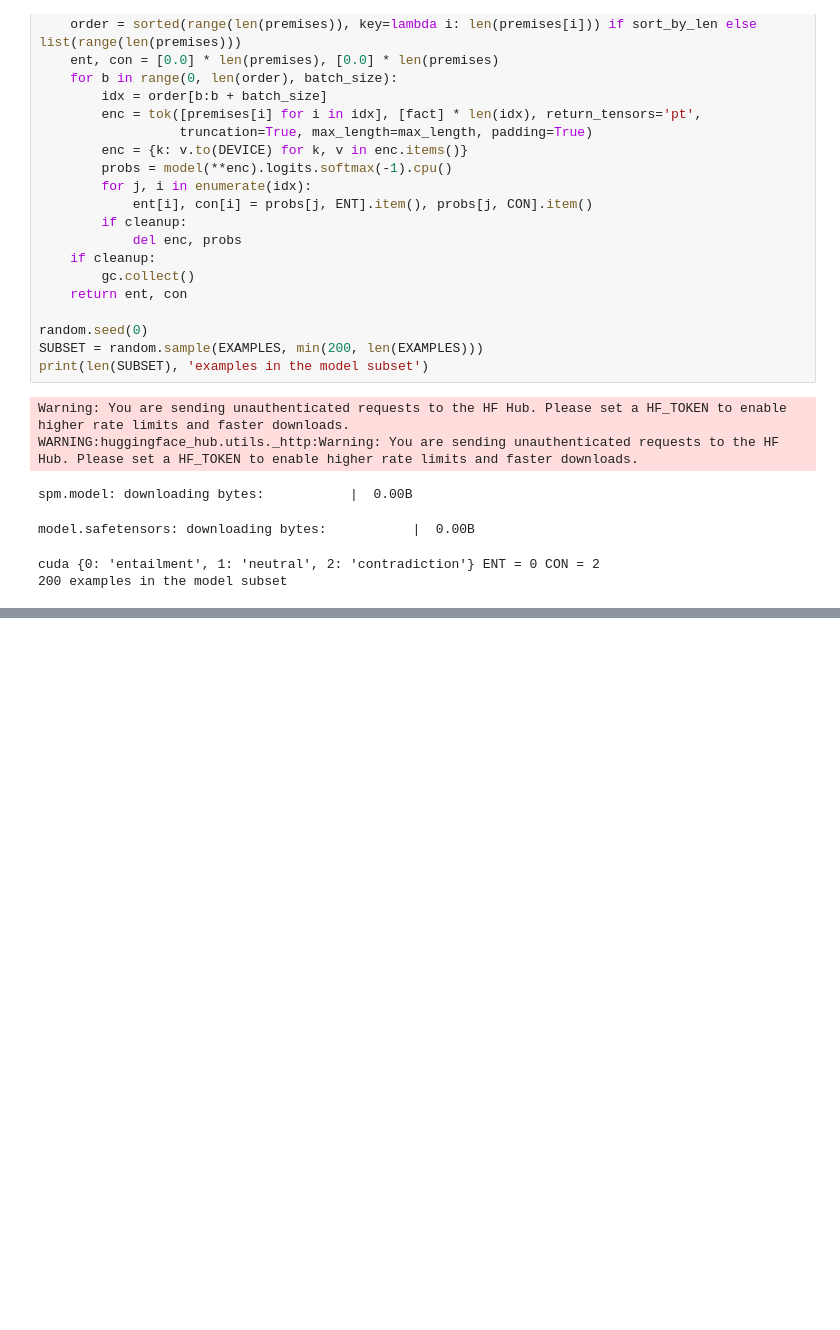
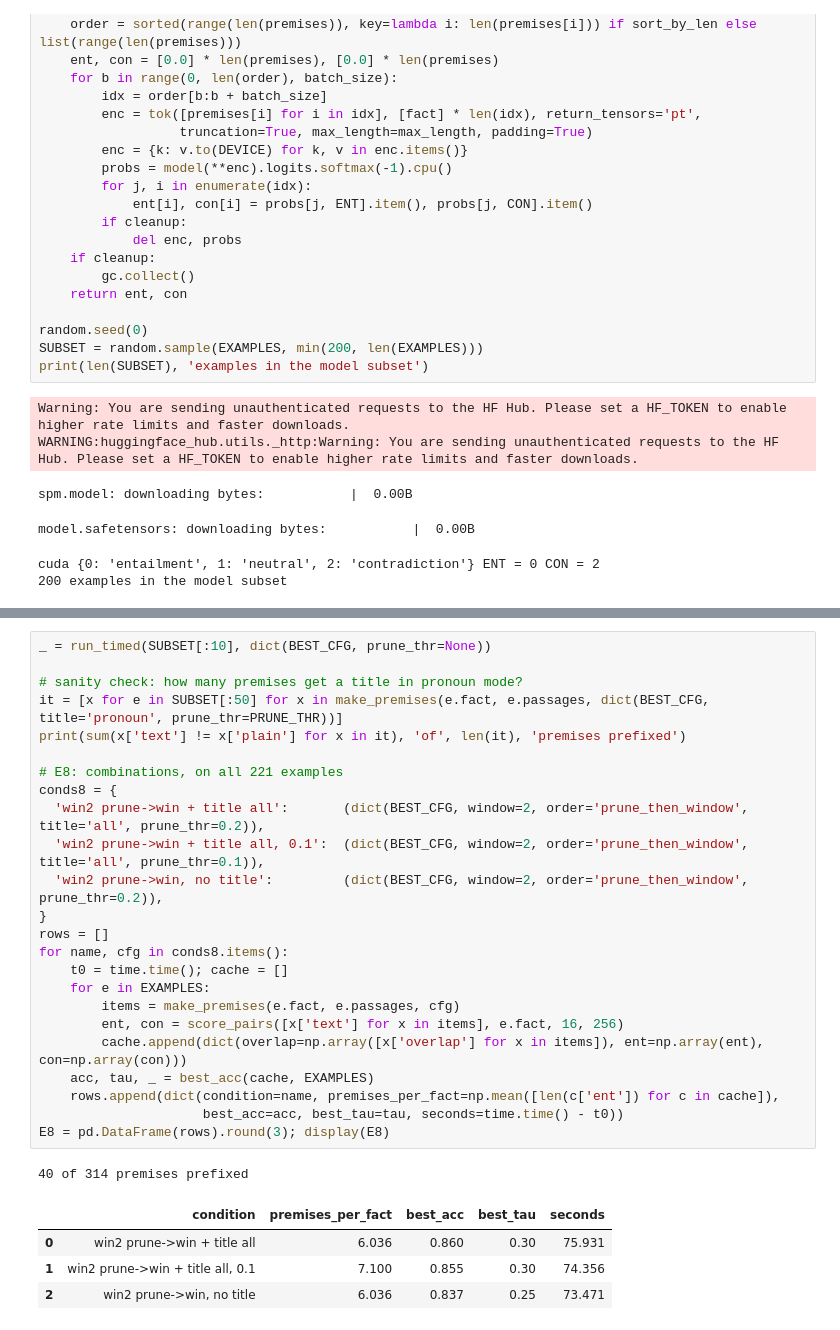
Before and after one commit to Savithmee/Deep-Learning-CW-, a Jupyter notebook: EntailmentPreprocessing.ipynb, the cells around one changed output, grey strips where cells are left out. Drawn from its saved outputs; the diff is of its cells as text; blank space fills up the shorter version.

```diff
--- a/EntailmentPreprocessing.ipynb
+++ b/EntailmentPreprocessing.ipynb
@@ -598,3 +629,33 @@ E67 = pd.DataFrame(rows).round(3); display(E67)
+# %%
+_ = run_timed(SUBSET[:10], dict(BEST_CFG, prune_thr=None))
+
+# sanity check: how many premises get a title in pronoun mode?
+it = [x for e in SUBSET[:50] for x in make_premises(e.fact, e.passages, dict(BEST_CFG, title='pronoun', prune_thr=PRUNE_THR))]
+print(sum(x['text'] != x['plain'] for x in it), 'of', len(it), 'premises prefixed')
+
+# E8: combinations, on all 221 examples
+conds8 = {
+  'win2 prune->win + title all':       (dict(BEST_CFG, window=2, order='prune_then_window', title='all', prune_thr=0.2)),
+  'win2 prune->win + title all, 0.1':  (dict(BEST_CFG, window=2, order='prune_then_window', title='all', prune_thr=0.1)),
+  'win2 prune->win, no title':         (dict(BEST_CFG, window=2, order='prune_then_window', prune_thr=0.2)),
+}
+rows = []
+for name, cfg in conds8.items():
+    t0 = time.time(); cache = []
+    for e in EXAMPLES:
+        items = make_premises(e.fact, e.passages, cfg)
+        ent, con = score_pairs([x['text'] for x in items], e.fact, 16, 256)
+        cache.append(dict(overlap=np.array([x['overlap'] for x in items]), ent=np.array(ent), con=np.array(con)))
+    acc, tau, _ = best_acc(cache, EXAMPLES)
+    rows.append(dict(condition=name, premises_per_fact=np.mean([len(c['ent']) for c in cache]),
+                     best_acc=acc, best_tau=tau, seconds=time.time() - t0))
+E8 = pd.DataFrame(rows).round(3); display(E8)
+# %% [output]
+40 of 314 premises prefixed
+|  | condition | premises_per_fact | best_acc | best_tau | seconds |
+| 0 | win2 prune->win + title all | 6.036 | 0.860 | 0.30 | 75.931 |
+| 1 | win2 prune->win + title all, 0.1 | 7.100 | 0.855 | 0.30 | 74.356 |
+| 2 | win2 prune->win, no title | 6.036 | 0.837 | 0.25 | 73.471 |
 # %%
 os.makedirs('results', exist_ok=True)
 for name in ['E1', 'E2', 'E3', 'E6a', 'E4', 'E5', 'E67']:
```
Also changed, not shown: parts of 8 cells of this notebook.
